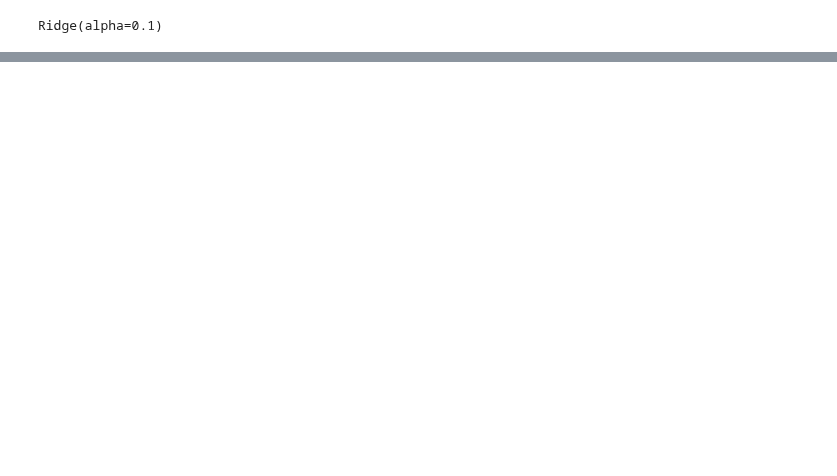
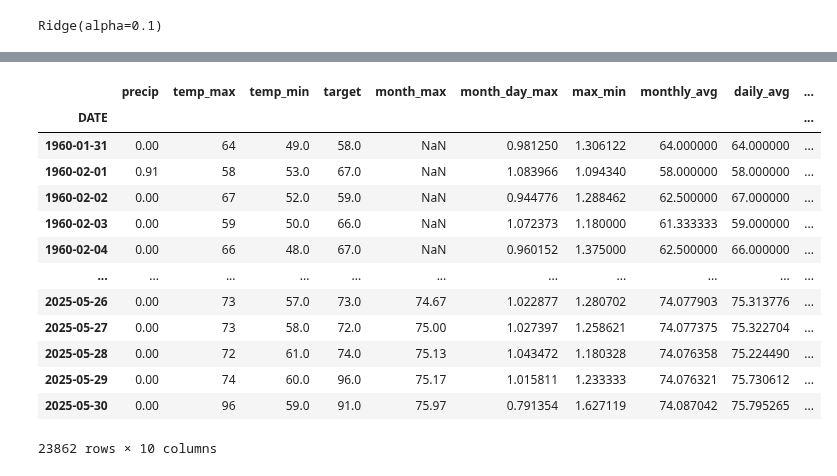
Before and after one commit to Haell39/ClimaPredict_AI, a Jupyter notebook: weather.ipynb, the cells around one changed output, grey strips where cells are left out. Cells and saved outputs as stored; diff of their text form; code cells hidden in the pictures; blank space fills up the shorter version.

```diff
--- a/weather.ipynb
+++ b/weather.ipynb
@@ -383,0 +423,20 @@ mean_absolute_error(test['target'], predictions)
+# %%
+""" Adicionando os rolling means """
+
+core_weather['month_max'] = core_weather['temp_max'].rolling(30).mean().round(2)
+core_weather
+# %% [output]
+|  | precip | temp_max | temp_min | target | month_max | month_day_max | max_min | monthly_avg | daily_avg | ... |
+| DATE |  |  |  |  |  |  |  |  |  | ... |
+| 1960-01-31 | 0.00 | 64 | 49.0 | 58.0 | NaN | 0.981250 | 1.306122 | 64.000000 | 64.000000 | ... |
+| 1960-02-01 | 0.91 | 58 | 53.0 | 67.0 | NaN | 1.083966 | 1.094340 | 58.000000 | 58.000000 | ... |
+| 1960-02-02 | 0.00 | 67 | 52.0 | 59.0 | NaN | 0.944776 | 1.288462 | 62.500000 | 67.000000 | ... |
+| 1960-02-03 | 0.00 | 59 | 50.0 | 66.0 | NaN | 1.072373 | 1.180000 | 61.333333 | 59.000000 | ... |
+| 1960-02-04 | 0.00 | 66 | 48.0 | 67.0 | NaN | 0.960152 | 1.375000 | 62.500000 | 66.000000 | ... |
+| ... | ... | ... | ... | ... | ... | ... | ... | ... | ... | ... |
+| 2025-05-26 | 0.00 | 73 | 57.0 | 73.0 | 74.67 | 1.022877 | 1.280702 | 74.077903 | 75.313776 | ... |
+| 2025-05-27 | 0.00 | 73 | 58.0 | 72.0 | 75.00 | 1.027397 | 1.258621 | 74.077375 | 75.322704 | ... |
+| 2025-05-28 | 0.00 | 72 | 61.0 | 74.0 | 75.13 | 1.043472 | 1.180328 | 74.076358 | 75.224490 | ... |
+| 2025-05-29 | 0.00 | 74 | 60.0 | 96.0 | 75.17 | 1.015811 | 1.233333 | 74.076321 | 75.730612 | ... |
+| 2025-05-30 | 0.00 | 96 | 59.0 | 91.0 | 75.97 | 0.791354 | 1.627119 | 74.087042 | 75.795265 | ... |
+23862 rows × 10 columns
```
Also changed, not shown: parts of 25 cells of this notebook.
